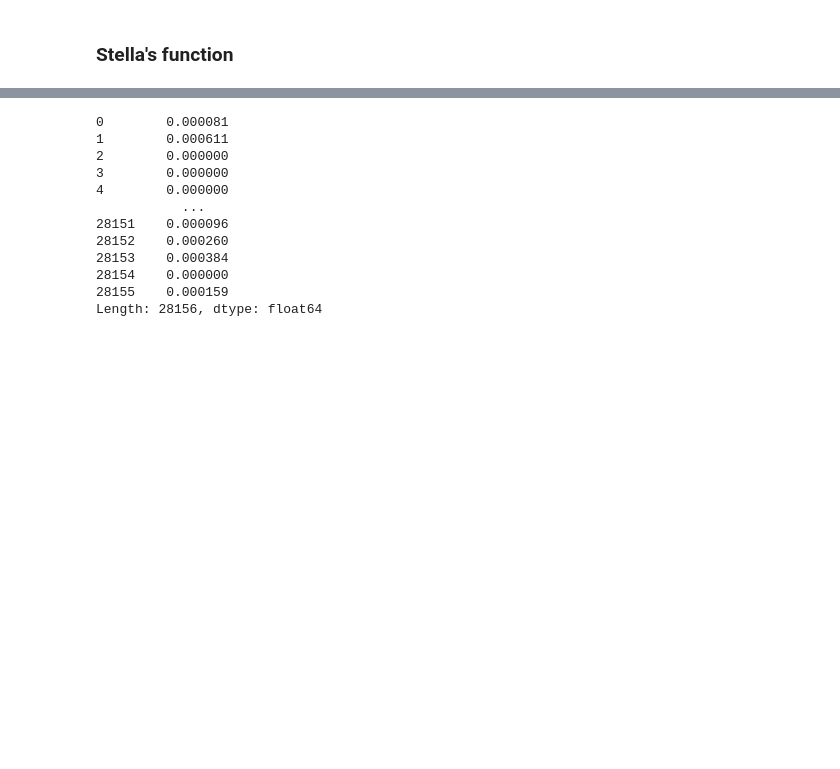
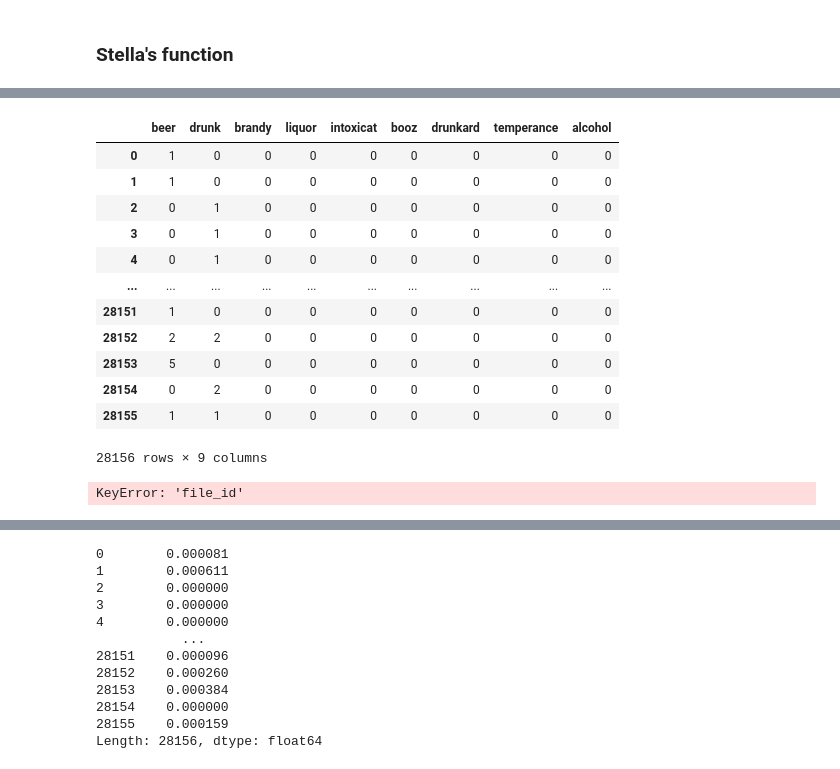
Before and after one commit to SorenKF/DH_collab, a Jupyter notebook: tf-idf/tf_idf.ipynb, the cells around one changed output, grey strips where cells are left out. Drawn from its saved outputs; the diff is of its cells as text; code cells hidden in the pictures; blank space fills up the shorter version.

```diff
--- a/tf-idf/tf_idf.ipynb
+++ b/tf-idf/tf_idf.ipynb
@@ -228,8 +228,15 @@ normalized_tf
 # %% [markdown]
 ### Stella's function
 # %%
-frequency_results = pd.read_excel('multiple_results.xlsx', sheet_name='trimmed_results', index_col=False).set_index('file_id' , inplace=True)
-df_results = pd.read_excel('multiple_results.xlsx', sheet_name='trimmed_results', index_col=False, skipfooter=1).set_index('file_id' , inplace=True) #for using the function below
-raw_search = pd.read_excel('multiple_results.xlsx', sheet_name='raw_results', index_col=False).set_index('file_id' , inplace=True)
+frequency_results = pd.read_excel('multiple_results.xlsx', sheet_name='trimmed_results', index_col=False)
+frequency_results.set_index('file_id' , inplace=True)
+
+df_results = pd.read_excel('multiple_results.xlsx', sheet_name='trimmed_results', skipfooter=1) #for using the function below
+#df_results.set_index('file_id' , inplace=True)
+del df_results['terms_sum']
+
+raw_search = pd.read_excel('multiple_results.xlsx', sheet_name='raw_results', index_col=False)
+raw_search.set_index('file_id' , inplace=True)
+del raw_search['terms_sum']
 # %%
 df_results
@@ -236,3 +257,21 @@ df_results
+# %%
+df_results.iloc[: ,2 :]
+
+#df_results['file_id']
+# %% [output]
+|  | beer | drunk | brandy | liquor | intoxicat | booz | drunkard | temperance | alcohol |
+| 0 | 1 | 0 | 0 | 0 | 0 | 0 | 0 | 0 | 0 |
+| 1 | 1 | 0 | 0 | 0 | 0 | 0 | 0 | 0 | 0 |
+| 2 | 0 | 1 | 0 | 0 | 0 | 0 | 0 | 0 | 0 |
+| 3 | 0 | 1 | 0 | 0 | 0 | 0 | 0 | 0 | 0 |
+| 4 | 0 | 1 | 0 | 0 | 0 | 0 | 0 | 0 | 0 |
+| ... | ... | ... | ... | ... | ... | ... | ... | ... | ... |
+| 28151 | 1 | 0 | 0 | 0 | 0 | 0 | 0 | 0 | 0 |
+| 28152 | 2 | 2 | 0 | 0 | 0 | 0 | 0 | 0 | 0 |
+| 28153 | 5 | 0 | 0 | 0 | 0 | 0 | 0 | 0 | 0 |
+| 28154 | 0 | 2 | 0 | 0 | 0 | 0 | 0 | 0 | 0 |
+| 28155 | 1 | 1 | 0 | 0 | 0 | 0 | 0 | 0 | 0 |
+28156 rows × 9 columns
 # %%
 
 #df_results = pd.read_excel("freq_dict.xlsx")
@@ -276,9 +315,11 @@ final_df = get_tf_idf(final_df, freq_df, 'drunkard')
 #final_df = get_tf_idf(final_df, freq_df, 'by-drink') # the search never finds this!
 
 # find the averages
-final_df['average_tf.idf'] = (final_df.iloc[: ,3 :].sum(axis=1) / len((final_df.iloc[: ,3 :].columns)))
+final_df['average_tf.idf'] = (final_df.iloc[: ,1 :].sum(axis=1) / len((final_df.iloc[: ,3 :].columns)))
 
 #final_df.to_excel('tf_idf_Soren2.xlsx', index_label='file_id')
+# %% [output]
+KeyError: 'file_id'
 # %%
 final_df
 # %% [output]
```
Also changed, not shown: parts of 3 cells of this notebook.
